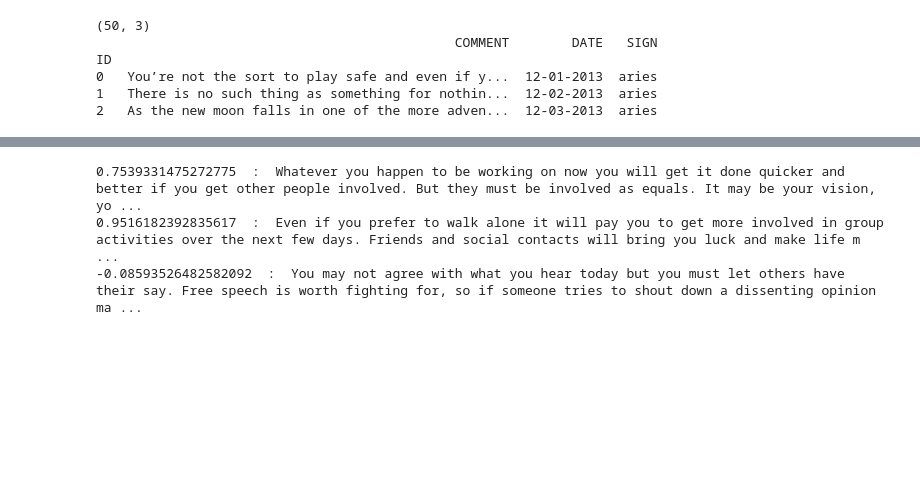
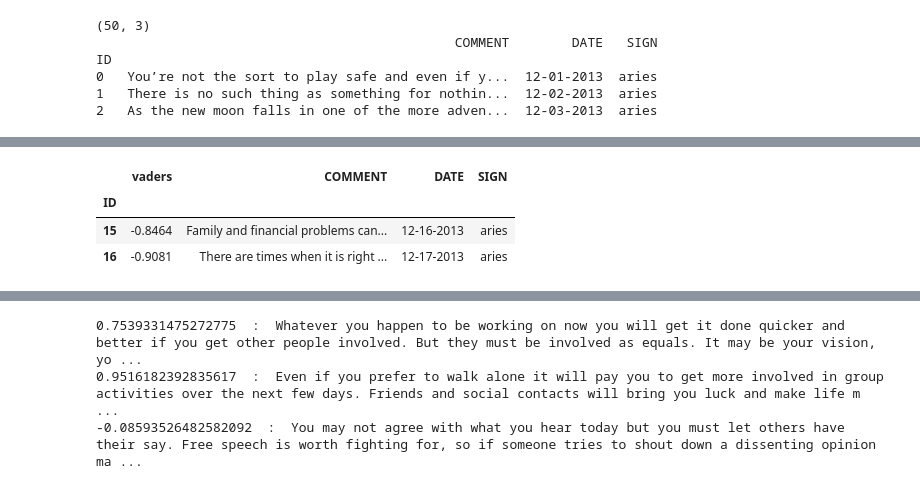
Before and after one commit to mervemalli97/stocks-and-their-horoscopes, a Jupyter notebook: horoscope_sent_analysis.ipynb, the cells around one changed output, grey strips where cells are left out. Cells and saved outputs as stored; diff of their text form; code cells hidden in the pictures; blank space fills up the shorter version.

```diff
--- a/horoscope_sent_analysis.ipynb
+++ b/horoscope_sent_analysis.ipynb
@@ -102 +103,8 @@ ID
+# %%
+vaders[vaders['vaders']<= -0.8]
+# %% [output]
+|  | vaders | COMMENT | DATE | SIGN |
+| ID |  |  |  |  |
+| 15 | -0.8464 | Family and financial problems can... | 12-16-2013 | aries |
+| 16 | -0.9081 | There are times when it is right ... | 12-17-2013 | aries |
 # %%
```
Also changed, not shown: parts of 2 cells of this notebook, 3 other files.
